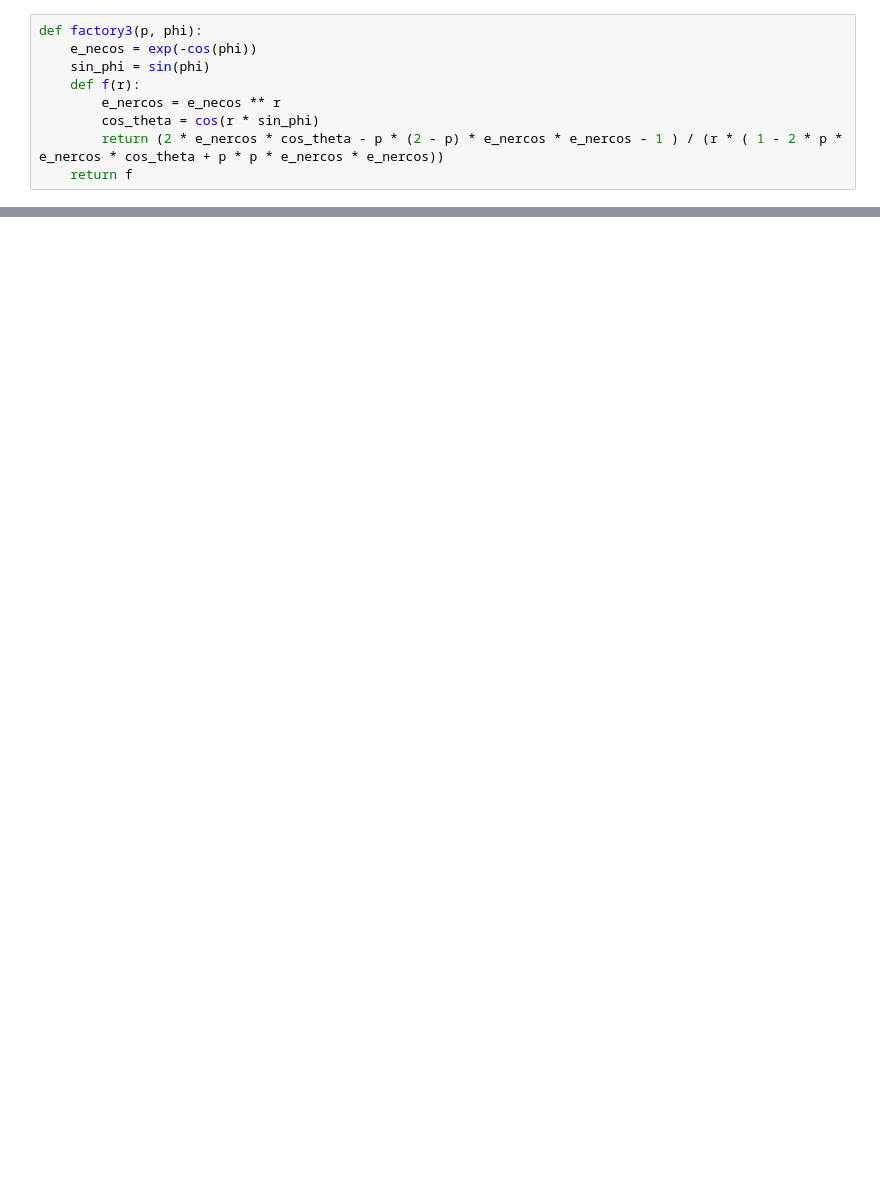
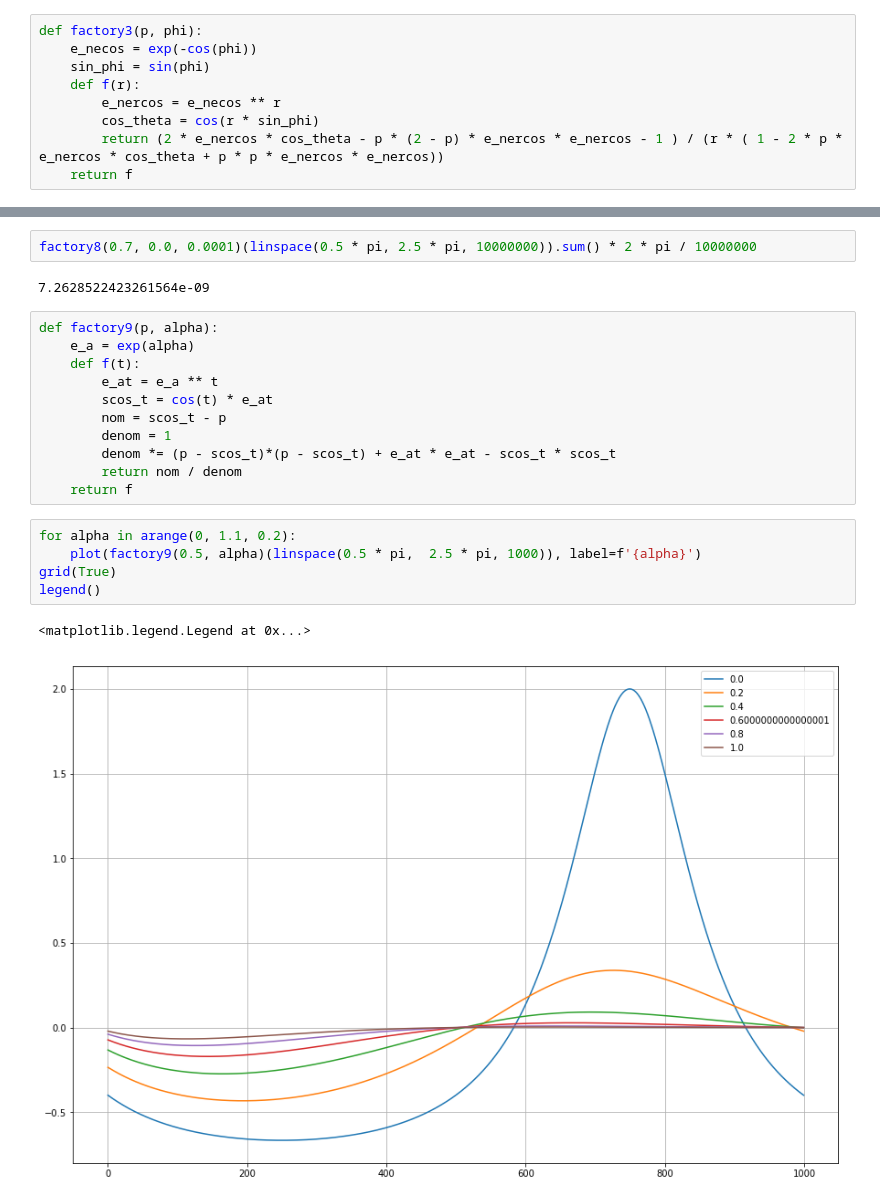
Before and after one commit to fatvlady/math-course-project, a Jupyter notebook: code/tests.ipynb, the cells around one changed output, grey strips where cells are left out. Cells and saved outputs as stored; diff of their text form; blank space fills up the shorter version.

```diff
--- a/code/tests.ipynb
+++ b/code/tests.ipynb
@@ -51,0 +175,23 @@ plot(arange(100, 200,2) * pi, arange(0, 100,2) * 0)
+# %%
+factory8(0.7, 0.0, 0.0001)(linspace(0.5 * pi, 2.5 * pi, 10000000)).sum() * 2 * pi / 10000000
+# %% [output]
+7.2628522423261564e-09
+# %%
+def factory9(p, alpha):
+    e_a = exp(alpha)
+    def f(t):
+        e_at = e_a ** t
+        scos_t = cos(t) * e_at
+        nom = scos_t - p
+        denom = 1
+        denom *= (p - scos_t)*(p - scos_t) + e_at * e_at - scos_t * scos_t
+        return nom / denom
+    return f
+# %%
+for alpha in arange(0, 1.1, 0.2):
+    plot(factory9(0.5, alpha)(linspace(0.5 * pi,  2.5 * pi, 1000)), label=f'{alpha}')
+grid(True)
+legend()
+# %% [output]
+<matplotlib.legend.Legend at 0x...>
+[figure, added]
```
Also changed, not shown: parts of 29 cells of this notebook, 14 other files.
